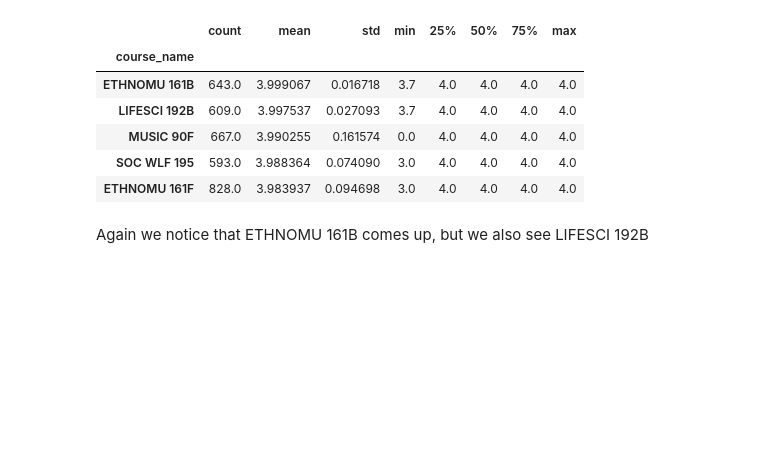
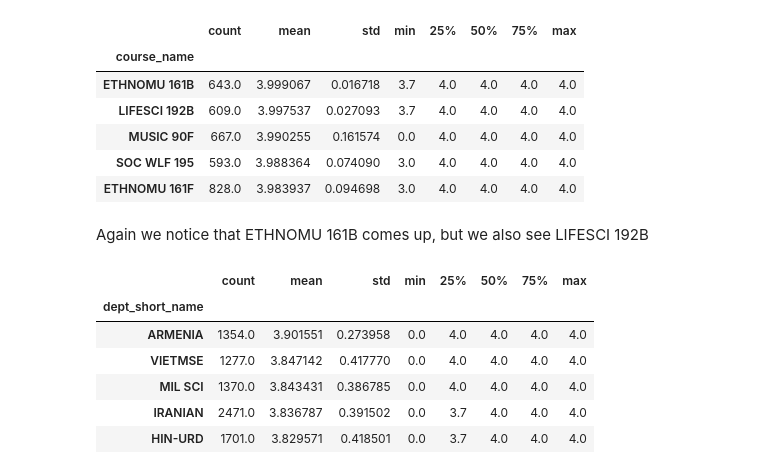
Before and after one commit to kaizersaber/stats131, a Jupyter notebook: Project.ipynb, the cells around one changed output. Cells and saved outputs as stored; diff of their text form; code cells hidden in the pictures; blank space fills up the shorter version.

```diff
--- a/Project.ipynb
+++ b/Project.ipynb
@@ -293,3 +592,14 @@ byCourse[byCourse['count'] > 500].sort_values('mean', ascending = False).head()
 | ETHNOMU 161F | 828.0 | 3.983937 | 0.094698 | 3.0 | 4.0 | 4.0 | 4.0 | 4.0 |
 # %% [markdown]
 Again we notice that ETHNOMU 161B comes up, but we also see LIFESCI 192B
+# %%
+byDept = lgdata.groupby('dept_short_name')[gradecols].sum().apply(summstats, axis = 1)
+byDept[byDept['count'] > 500].sort_values('mean', ascending = False).head()
+# %% [output]
+|  | count | mean | std | min | 25% | 50% | 75% | max |
+| dept_short_name |  |  |  |  |  |  |  |  |
+| ARMENIA | 1354.0 | 3.901551 | 0.273958 | 0.0 | 4.0 | 4.0 | 4.0 | 4.0 |
+| VIETMSE | 1277.0 | 3.847142 | 0.417770 | 0.0 | 4.0 | 4.0 | 4.0 | 4.0 |
+| MIL SCI | 1370.0 | 3.843431 | 0.386785 | 0.0 | 4.0 | 4.0 | 4.0 | 4.0 |
+| IRANIAN | 2471.0 | 3.836787 | 0.391502 | 0.0 | 3.7 | 4.0 | 4.0 | 4.0 |
+| HIN-URD | 1701.0 | 3.829571 | 0.418501 | 0.0 | 3.7 | 4.0 | 4.0 | 4.0 |
```
Also changed, not shown: parts of 66 cells of this notebook, 1 other file.
